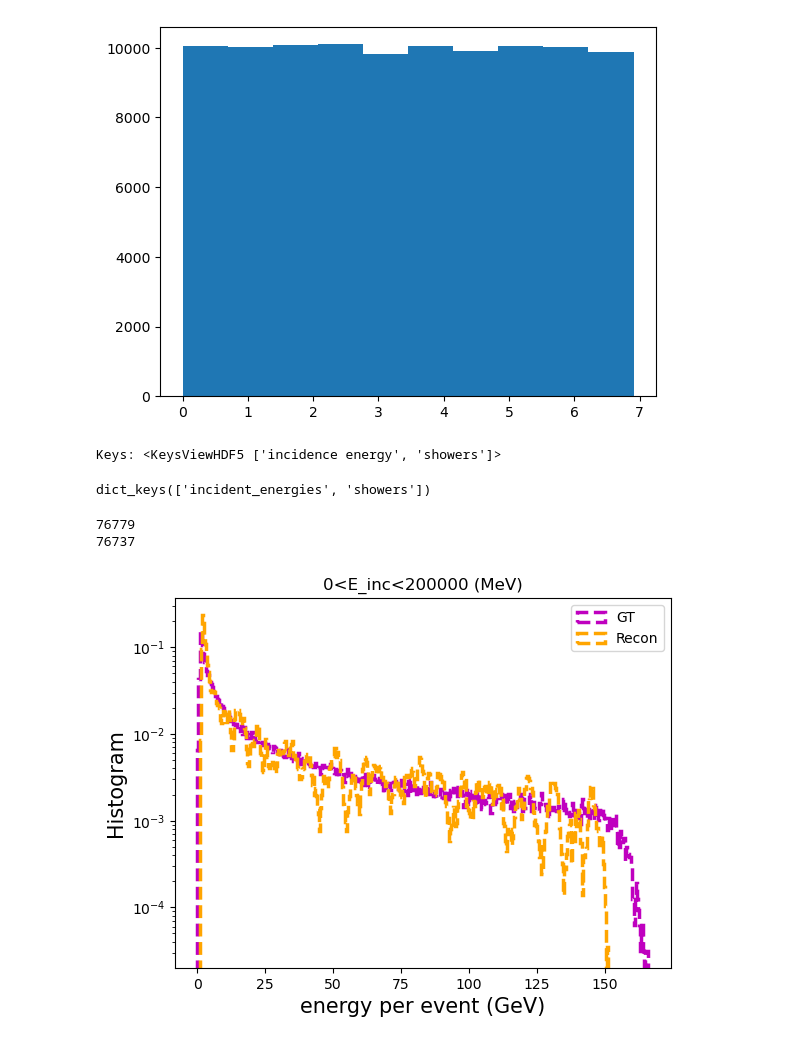
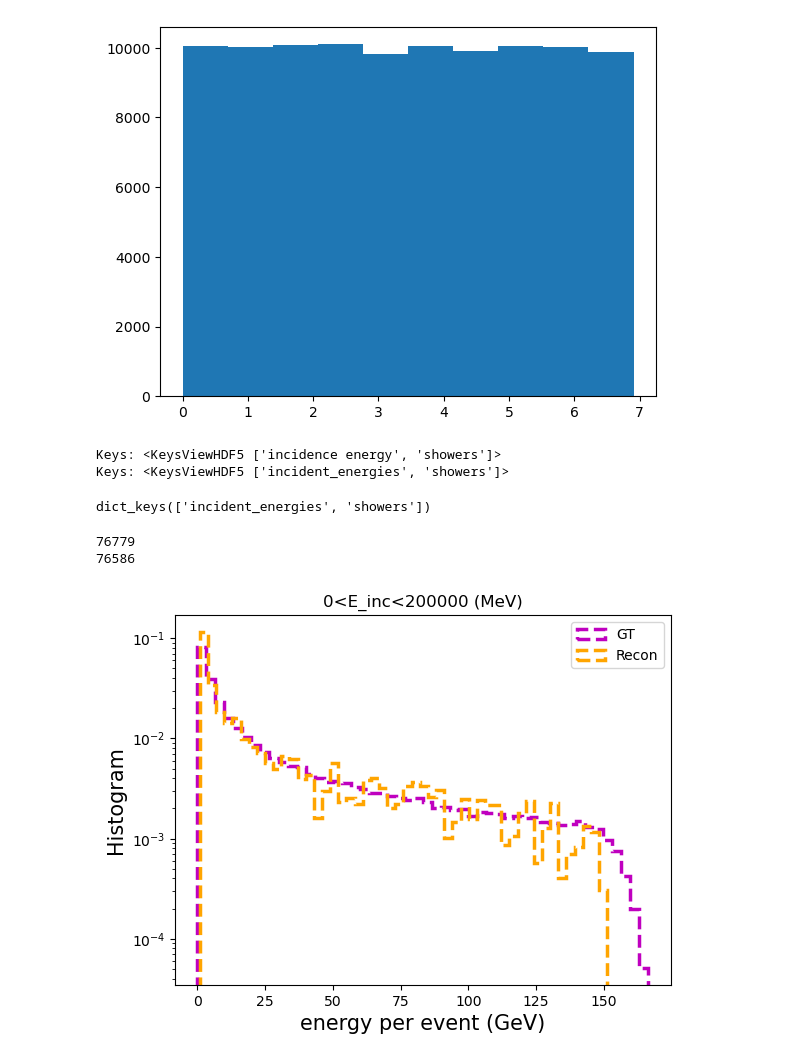
Before and after one commit to QaloSim/CaloQVAE, a Jupyter notebook: notebooks/newDL.ipynb, the cells around one changed output. Saved outputs shown, nothing was run; the diff lists cells and outputs as text; code cells hidden in the pictures.

```diff
--- a/notebooks/newDL.ipynb
+++ b/notebooks/newDL.ipynb
@@ -238,8 +238,30 @@ with h5py.File(file_path, 'r') as file:
     # data = dataset[:]  # Read the entire dataset
 
     # Now, 'data' is a NumPy array containing the dataset's contents
+
+file_path = '/raid/javier/Datasets/CaloVAE/data/atlas_dataset2and3/dataset_2_2.hdf5'
+# file_path = '/raid/javier/Datasets/CaloVAE/data/synData/dataset2_synthetic_robust-tree-339.hdf5'
+data_dict_atlas = {}
+# Open the HDF5 file
+with h5py.File(file_path, 'r') as file:
+    # List all groups
+    print("Keys: %s" % file.keys())
+    for key in file.keys():
+        data_dict_atlas[key] = torch.tensor(file[key][:])
+
+#     a_group_key = list(file.keys())[0]
+
+#     # Get the data
+#     data = list(file[a_group_key])
+
+    # If you know the specific dataset you want to access, you can use
+    # dataset = file['dataset_name']  # 'dataset_name' is the name of your dataset
+    # data = dataset[:]  # Read the entire dataset
+
+    # Now, 'data' is a NumPy array containing the dataset's contents
 # %% [output]
 Keys: <KeysViewHDF5 ['incidence energy', 'showers']>
+Keys: <KeysViewHDF5 ['incident_energies', 'showers']>
 # %%
 data_dict_atlas.keys()
 # %% [output]
@@ -263,23 +285,23 @@ idxEnFilter_atlas = (tmp_atlas == True).nonzero(as_tuple=True)[0]
 print(len(idxEnFilter_atlas))
 # %% [output]
 76779
-76737
+76586
 # %%
 import matplotlib.pyplot as plt
 # %%
 # plt.hist(xtarget_samples[idxEnFilter,:].sum(dim=1).numpy()/1000, bins=10, log=True, histtype='stepfilled', linewidth=2.5, color="m", alpha=0.4, density=True)
 # plt.hist(xrecon_samples[idxEnFilter,:].sum(dim=1).numpy()/1000, bins=10, log=True, histtype='step', linewidth=2.5, color="m", linestyle="dashdot", density=True)
-plt.hist(xgen_samples_atlas[idxEnFilter_atlas,:].sum(dim=1).numpy()/1000, bins=400, log=True, histtype='step', linewidth=2.5, color="m", linestyle="dashed", density=True)
-plt.hist(xgen_samples[idxEnFilter,:].sum(dim=1).numpy()/1000, bins=400, log=True, histtype='step', linewidth=2.5, color="orange", linestyle="dashed", density=True)
+plt.hist(xgen_samples_atlas[idxEnFilter_atlas,:].sum(dim=1).numpy()/1000, bins=50, log=True, histtype='step', linewidth=2.5, color="m", linestyle="dashed", density=True)
+plt.hist(xgen_samples[idxEnFilter,:].sum(dim=1).numpy()/1000, bins=50, log=True, histtype='step', linewidth=2.5, color="orange", linestyle="dashed", density=True)
 # plt.hist(xgen_samples_qpu[idxEnFilter,:].sum(dim=1).numpy()/1000, bins=10, log=True, histtype='step', linewidth=2.5, color="green", linestyle="dashed", density=True)
 
 plt.xlabel("energy per event (GeV)", fontsize=15)
 # plt.xscale('log')
 
 plt.ylabel("Histogram", fontsize=15)
 plt.legend(["GT", "Recon", "Sample", "Sample w/ QPU"])
 plt.title(f'{E_left}<E_inc<{E_right} (MeV)')
 # plt.savefig(f'/home/javier/Projects/CaloQVAE/figs/{modelname}/energy_slice_{modelname}_{arch}_{datascaled}_{part}.png')
 plt.show()
 # %% [output]
-[figure, old version]
+[figure, new version]
```
Also changed, not shown: parts of 9 cells of this notebook, 3 other files.
